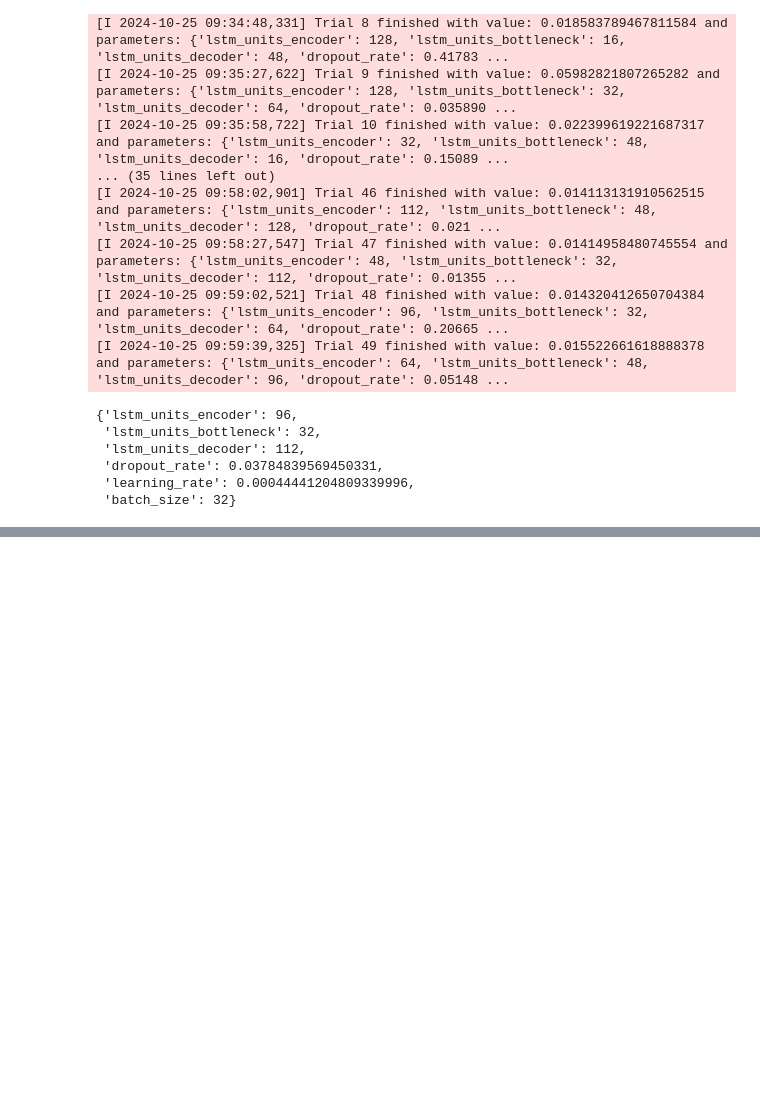
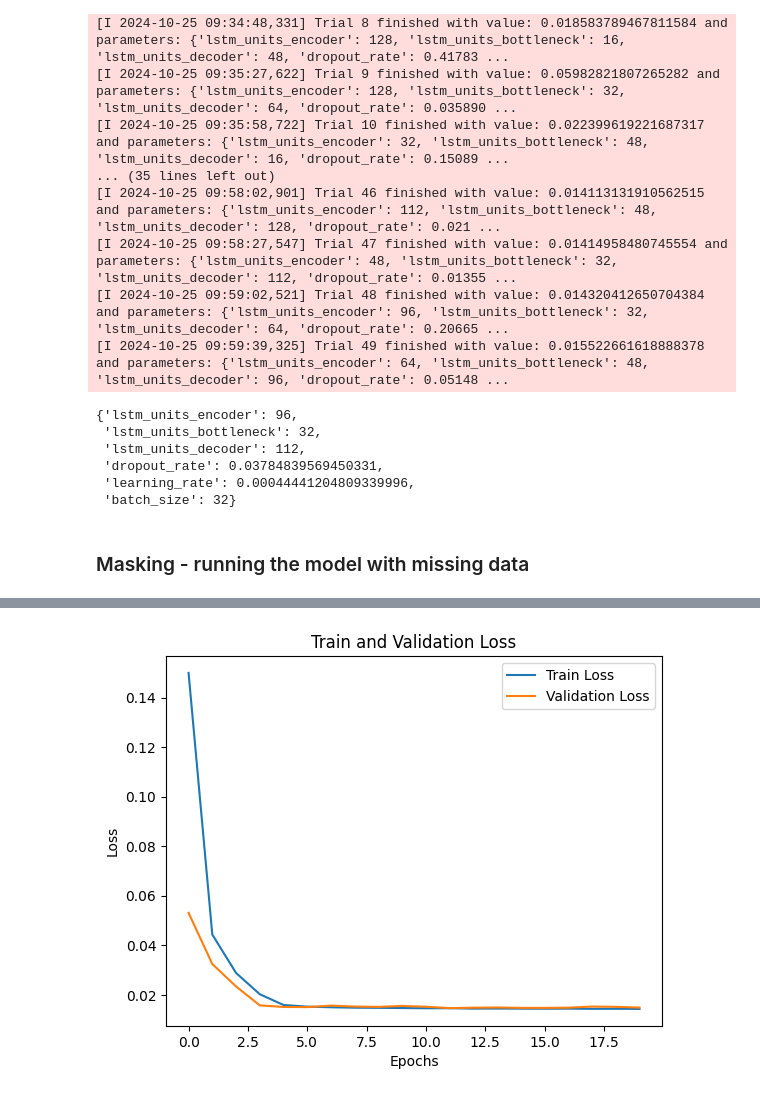
Before and after one commit to JMiklaszewski/FinMLResearch, a Jupyter notebook: VAEs/ae_anomaly_detection.ipynb, the cells around one changed output, grey strips where cells are left out. Drawn from its saved outputs; the diff is of its cells as text; code cells hidden in the pictures; blank space fills up the shorter version.

Commit message:
updating anomaly detection for handling missing values

```diff
--- a/VAEs/ae_anomaly_detection.ipynb
+++ b/VAEs/ae_anomaly_detection.ipynb
@@ -257,3 +223,75 @@ study.best_params
  'dropout_rate': 0.03784839569450331,
  'learning_rate': 0.00044441204809339996,
  'batch_size': 32}
+# %% [markdown]
+### Masking - running the model with missing data
+# %%
+import numpy as np
+import tensorflow as tf
+from tensorflow.keras.models import Sequential
+from tensorflow.keras.layers import LSTM, RepeatVector, TimeDistributed, Dense, Dropout, Masking
+from sklearn.preprocessing import MinMaxScaler
+
+# Generate synthetic multivariate time series data with some missing values
+def create_multivariate_data_with_missing(n_samples=1000, timesteps=30, n_features=3, missing_rate=0.1):
+    np.random.seed(42)
+    data = np.random.normal(loc=0, scale=1, size=(n_samples, timesteps, n_features))
+
+    # Introduce missing values at random positions
+    mask = np.random.rand(n_samples, timesteps, n_features) < missing_rate
+    data[mask] = np.nan  # Set some entries to NaN to simulate missing values
+
+    return data
+
+# Load and scale data
+data = create_multivariate_data_with_missing()
+scaler = MinMaxScaler()
+# Replace NaNs temporarily to fit scaler
+data_reshaped = data.reshape(-1, data.shape[-1])
+data_no_nan = np.nan_to_num(data_reshaped, nan=0.0)  # Replace NaNs with 0 for scaling
+data_scaled = scaler.fit_transform(data_no_nan).reshape(data.shape)
+
+# Replace NaNs with a placeholder (-1) for Masking layer
+data_scaled[np.isnan(data)] = -1
+
+# Model parameters
+timesteps = data.shape[1]
+n_features = data.shape[2]
+
+# Custom loss function to ignore masked values (-1)
+def masked_mse_loss(y_true, y_pred):
+    mask = tf.not_equal(y_true, -1)  # mask is True where y_true is not -1
+    squared_diff = tf.square(y_true - y_pred)
+    masked_squared_diff = tf.boolean_mask(squared_diff, mask)  # Ignore -1 values
+    return tf.reduce_mean(masked_squared_diff)
+
+# Build LSTM Autoencoder model with masking
+model = Sequential([
+    Masking(mask_value=-1, input_shape=(timesteps, n_features)),  # Mask -1 values
+    LSTM(64, activation='relu', return_sequences=True),
+    Dropout(0.3),
+    LSTM(32, activation='relu', return_sequences=False),
+    RepeatVector(timesteps),
+    LSTM(32, activation='relu', return_sequences=True),
+    Dropout(0.3),
+    LSTM(64, activation='relu', return_sequences=True),
+    TimeDistributed(Dense(n_features))
+])
+
+model.compile(optimizer='adam', loss=masked_mse_loss)
+model.summary()
+
+# Train model
+history = model.fit(data_scaled, data_scaled, epochs=20, batch_size=32, validation_split=0.1, shuffle=True)
+
+# Plot training history
+import matplotlib.pyplot as plt
+
+plt.plot(history.history['loss'], label='Train Loss')
+plt.plot(history.history['val_loss'], label='Validation Loss')
+plt.xlabel("Epochs")
+plt.ylabel("Loss")
+plt.legend()
+plt.title("Train and Validation Loss")
+plt.show()
+# %% [output]
@@ -259,0 +315 @@ study.best_params
+[figure, added]
```
Also changed, not shown: parts of 5 cells of this notebook.
